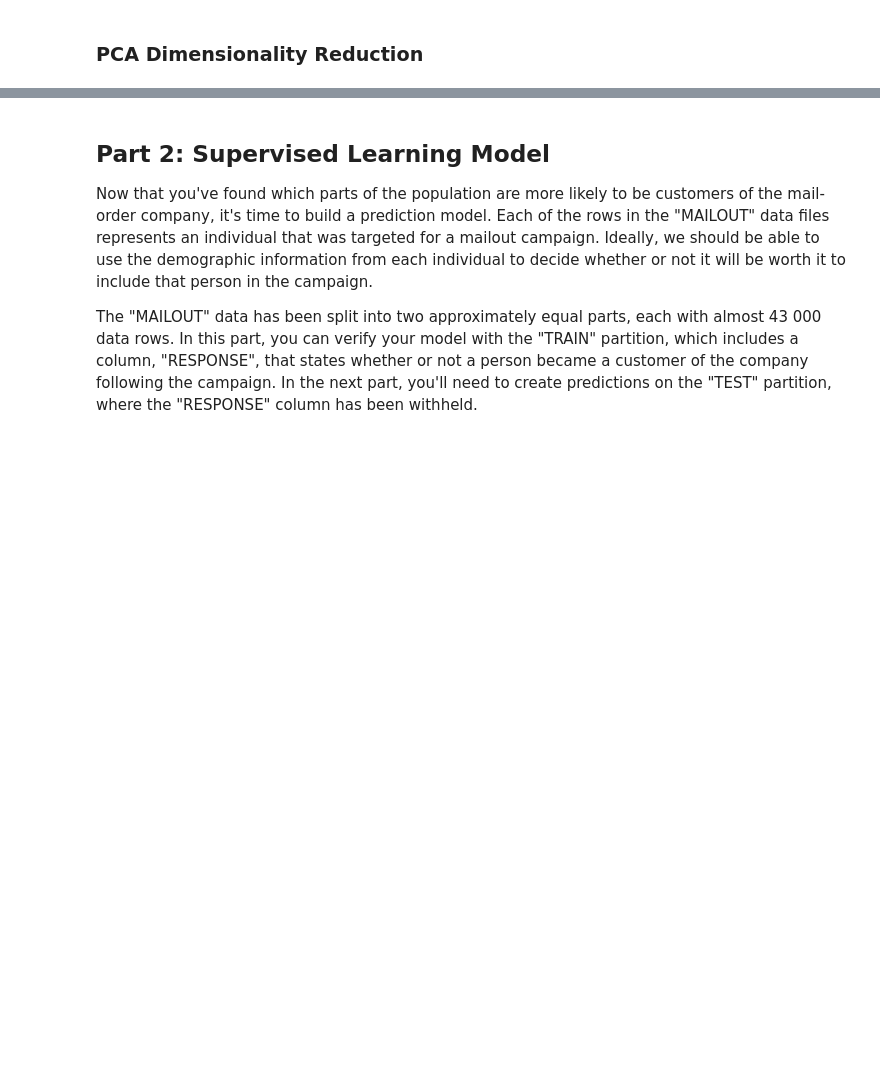
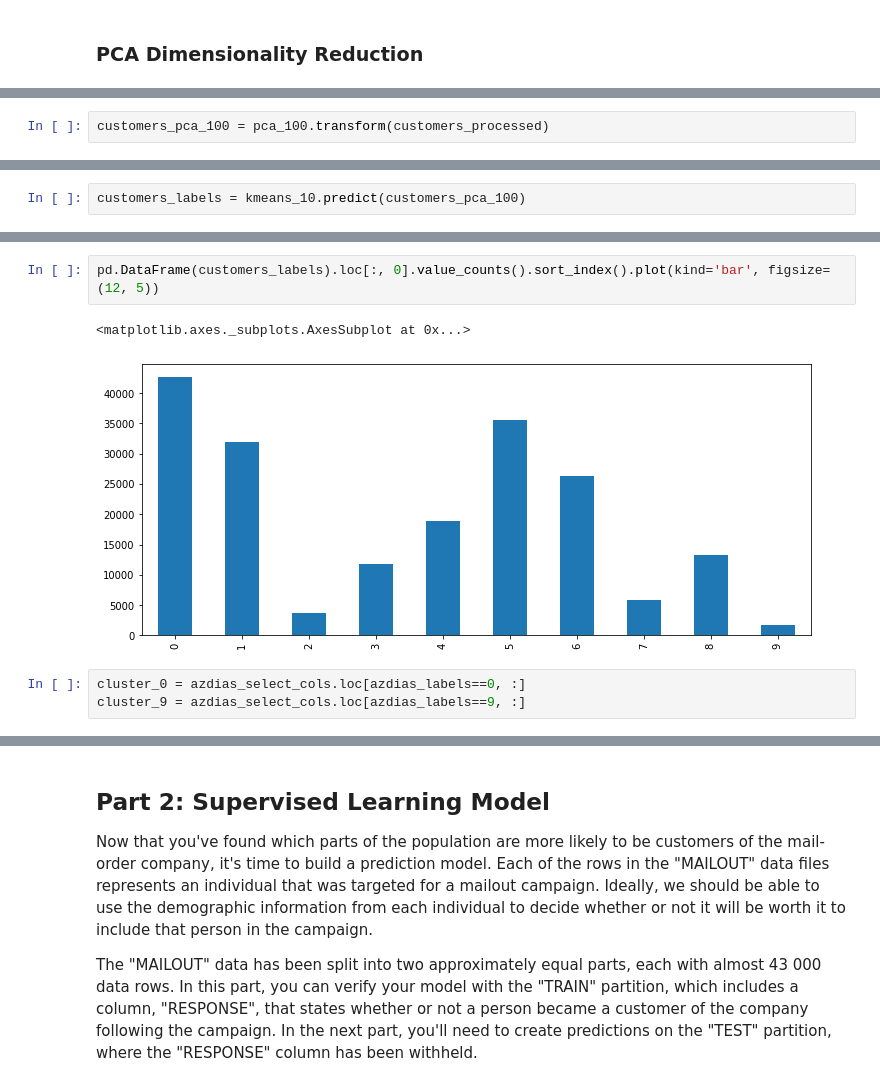
Before and after one commit to wanlipu/arvato, a Jupyter notebook: Arvato_Project_1_Data_Processing_Steps.ipynb, the cells around one changed output, grey strips where cells are left out. Saved outputs shown, nothing was run; the diff lists cells and outputs as text; blank space fills up the shorter version.

```diff
--- a/Arvato_Project_1_Data_Processing_Steps.ipynb
+++ b/Arvato_Project_1_Data_Processing_Steps.ipynb
@@ -1028,0 +1097,2 @@ The main bulk of your analysis will come in this part of the project. Here, you
+# %%
+customers_pca_100 = pca_100.transform(customers_processed)
@@ -1028,0 +1101,2 @@ The main bulk of your analysis will come in this part of the project. Here, you
+# %%
+customers_labels = kmeans_10.predict(customers_pca_100)
@@ -1028,0 +1110,8 @@ The main bulk of your analysis will come in this part of the project. Here, you
+# %%
+pd.DataFrame(customers_labels).loc[:, 0].value_counts().sort_index().plot(kind='bar', figsize=(12, 5))
+# %% [output]
+<matplotlib.axes._subplots.AxesSubplot at 0x...>
+[figure, added]
+# %%
+cluster_0 = azdias_select_cols.loc[azdias_labels==0, :]
+cluster_9 = azdias_select_cols.loc[azdias_labels==9, :]
```
Also changed, not shown: parts of 24 cells of this notebook.
